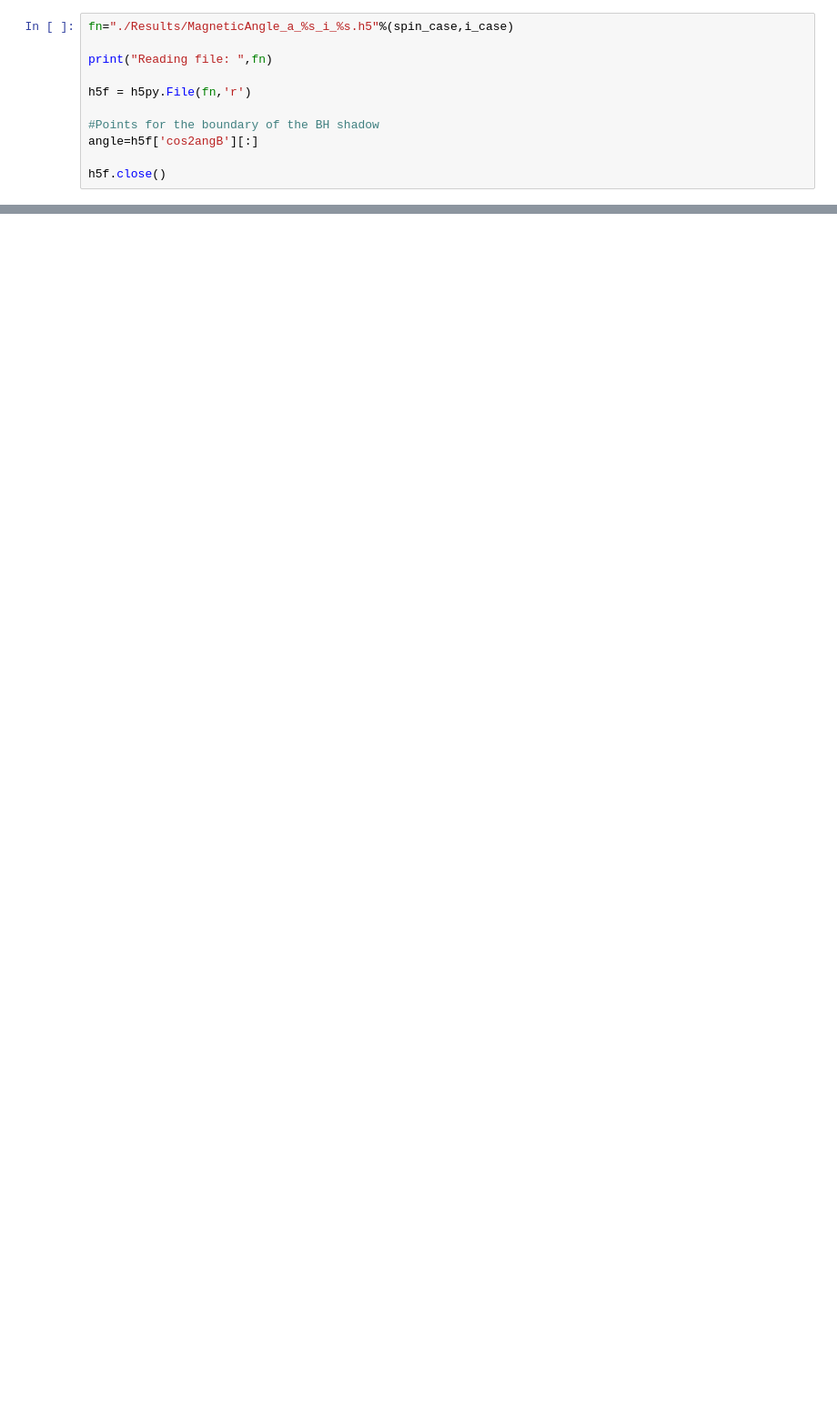
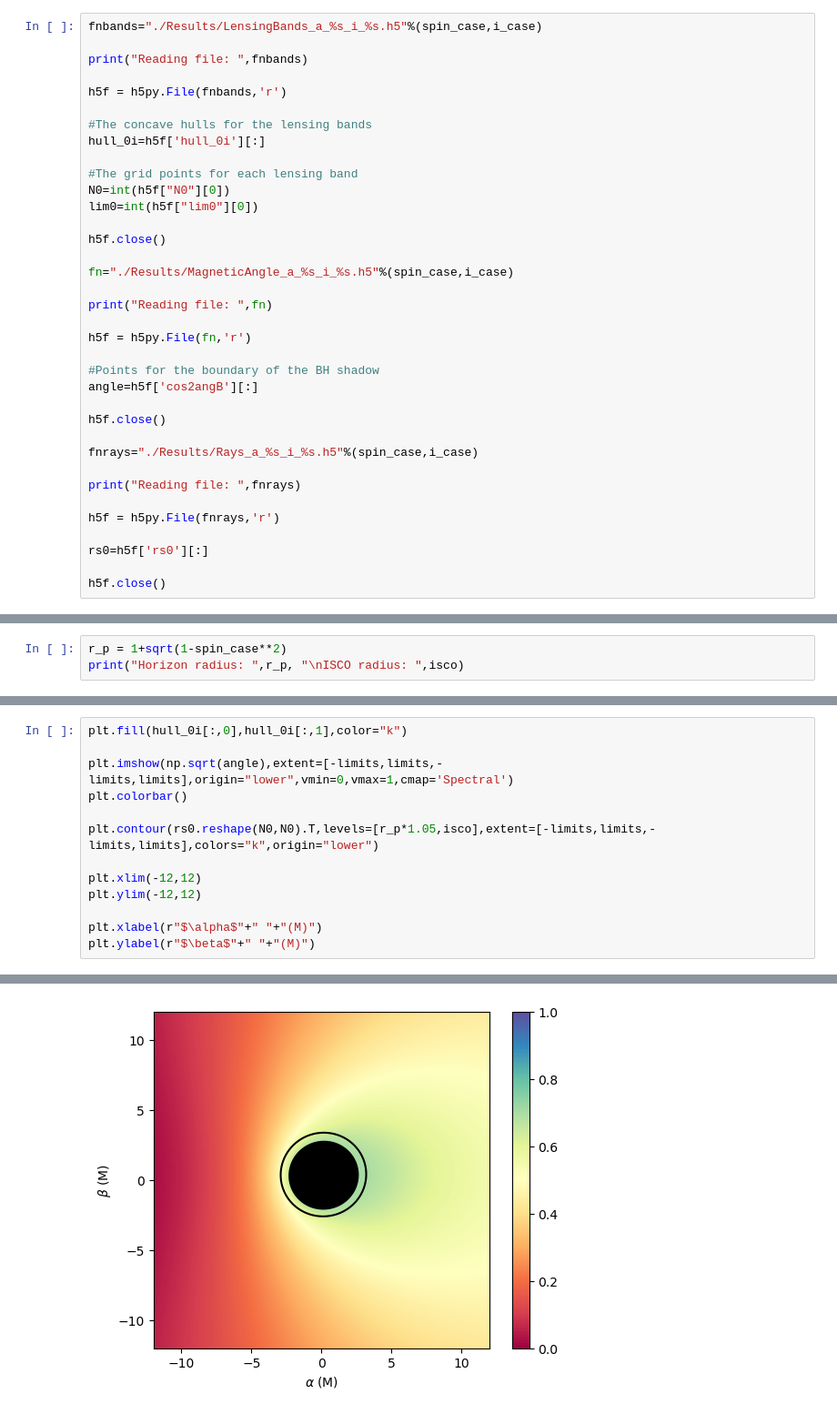
Before and after one commit to iAART/aart, a Jupyter notebook: ExampleMagneticField.ipynb, the cells around one changed output, grey strips where cells are left out. Shown: that part at 91% size. Drawn from its saved outputs; the diff is of its cells as text; blank space fills up the shorter version.

```diff
--- a/ExampleMagneticField.ipynb
+++ b/ExampleMagneticField.ipynb
@@ -7,4 +4,19 @@ Copyright (C) 2024, A. Cardenas-Avendano, H. Zhu & A. Lupsasca
 # %%
+fnbands="./Results/LensingBands_a_%s_i_%s.h5"%(spin_case,i_case)
+
+print("Reading file: ",fnbands)
+
+h5f = h5py.File(fnbands,'r')
+
+#The concave hulls for the lensing bands
+hull_0i=h5f['hull_0i'][:]
+
+#The grid points for each lensing band
+N0=int(h5f["N0"][0])
+lim0=int(h5f["lim0"][0])
+
+h5f.close()
+
 fn="./Results/MagneticAngle_a_%s_i_%s.h5"%(spin_case,i_case)
 
 print("Reading file: ",fn)
@@ -15,4 +27,14 @@ h5f = h5py.File(fn,'r')
 angle=h5f['cos2angB'][:]
 
 h5f.close()
+
+fnrays="./Results/Rays_a_%s_i_%s.h5"%(spin_case,i_case)
+
+print("Reading file: ",fnrays)
+
+h5f = h5py.File(fnrays,'r')
+
+rs0=h5f['rs0'][:]
+
+h5f.close()
 # %% [output]
@@ -43,0 +54,3 @@ plt.colorbar()
+# %%
+r_p = 1+sqrt(1-spin_case**2)
+print("Horizon radius: ",r_p, "\nISCO radius: ",isco)
@@ -43,0 +62,14 @@ plt.colorbar()
+# %%
+plt.fill(hull_0i[:,0],hull_0i[:,1],color="k")
+
+plt.imshow(np.sqrt(angle),extent=[-limits,limits,-limits,limits],origin="lower",vmin=0,vmax=1,cmap='Spectral')
+plt.colorbar()
+
+plt.contour(rs0.reshape(N0,N0).T,levels=[r_p*1.05,isco],extent=[-limits,limits,-limits,limits],colors="k",origin="lower")
+
+plt.xlim(-12,12)
+plt.ylim(-12,12)
+
+plt.xlabel(r"$\alpha$"+" "+"(M)")
+plt.ylabel(r"$\beta$"+" "+"(M)")
+# %% [output]
@@ -43,0 +77 @@ plt.colorbar()
+[figure, added]
```
Also changed, not shown: parts of 11 cells of this notebook, 3 other files.
